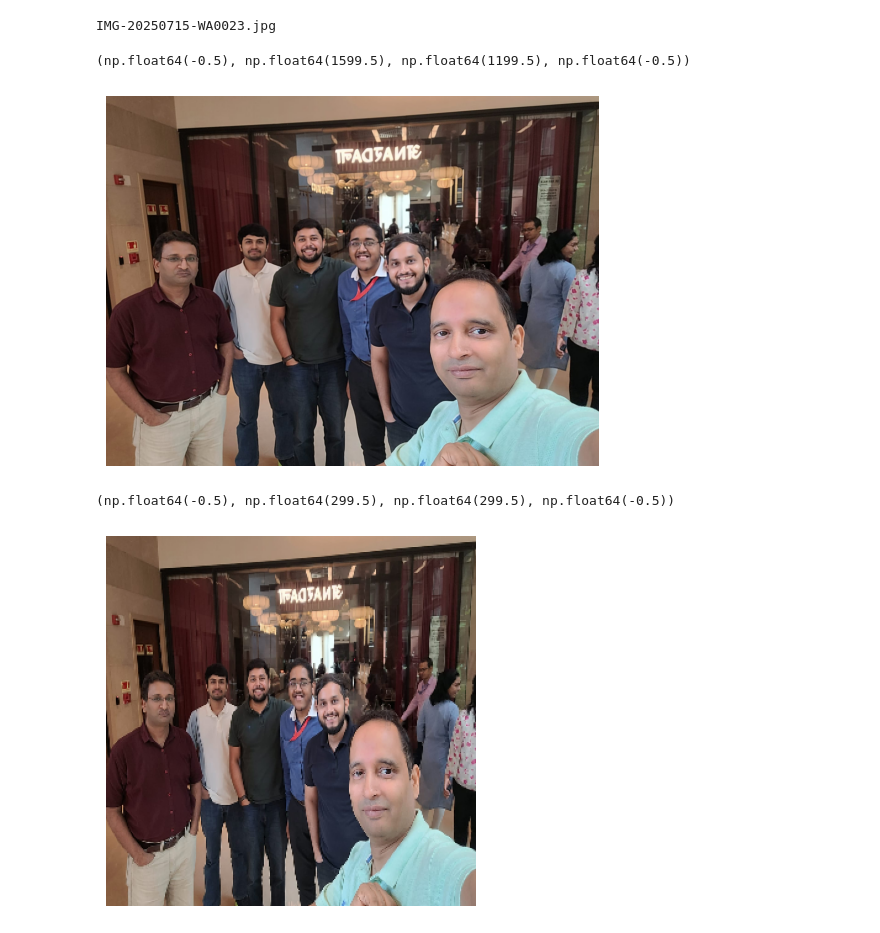
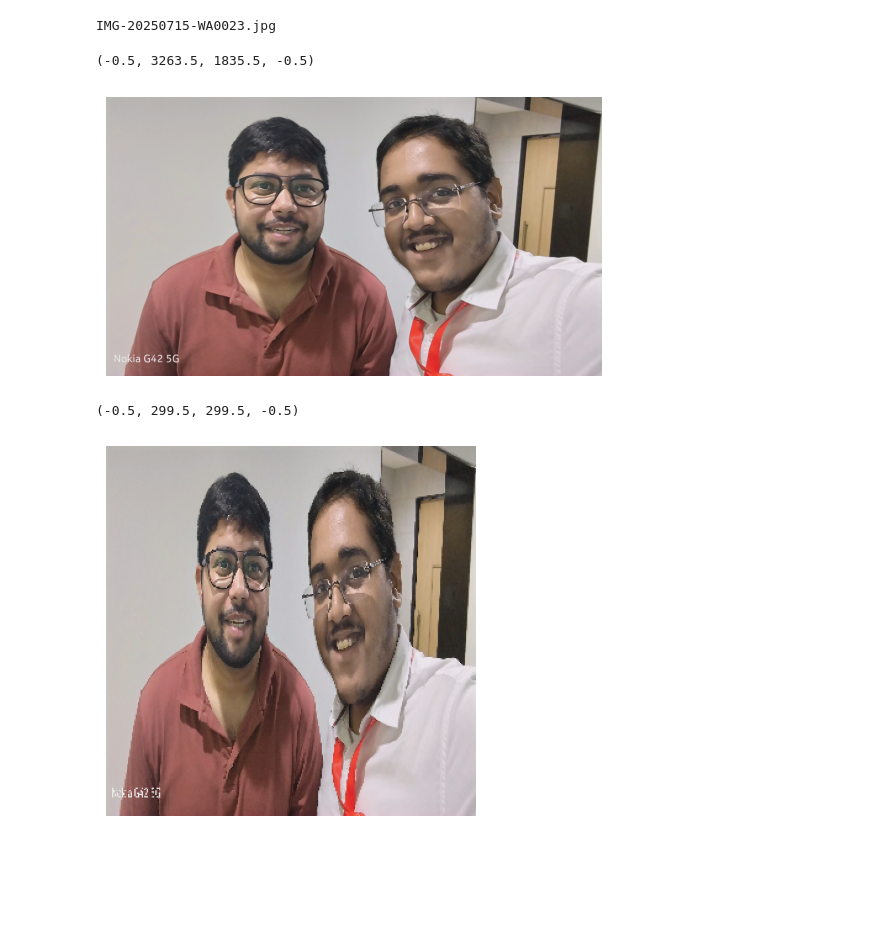
Before and after one commit to garihant/aiml-sem5, a Jupyter notebook: aug05/ai_ml_02.ipynb, the cells around one changed output. Drawn from its saved outputs; the diff is of its cells as text; code cells hidden in the pictures; blank space fills up the shorter version.

Commit message:
test image

```diff
--- a/aug05/ai_ml_02.ipynb
+++ b/aug05/ai_ml_02.ipynb
@@ -23,20 +23,20 @@ def dispIg(img):
   plt.imshow(img, cmap="gray")
   plt.axis("off")
 # %%
-img = cv2.imread(filen)
+img = cv2.imread(testi)
 img = cv2.cvtColor(img, cv2.COLOR_BGR2RGB)
 plt.imshow(img)
 plt.axis("off")
 # %% [output]
-(np.float64(-0.5), np.float64(1599.5), np.float64(1199.5), np.float64(-0.5))
+(-0.5, 3263.5, 1835.5, -0.5)
-[figure, old version]
+[figure, new version]
 # %%
 img_resize = cv2.resize(img, (300,300))
 plt.imshow(img_resize)
 plt.axis("off")
 # %% [output]
-(np.float64(-0.5), np.float64(299.5), np.float64(299.5), np.float64(-0.5))
+(-0.5, 299.5, 299.5, -0.5)
-[figure, old version]
+[figure, new version]
 # %%
 gray_image = cv2.cvtColor(img_resize, cv2.COLOR_RGB2GRAY)
 dispIg(gray_image)
```
Also changed, not shown: parts of 6 cells of this notebook.
